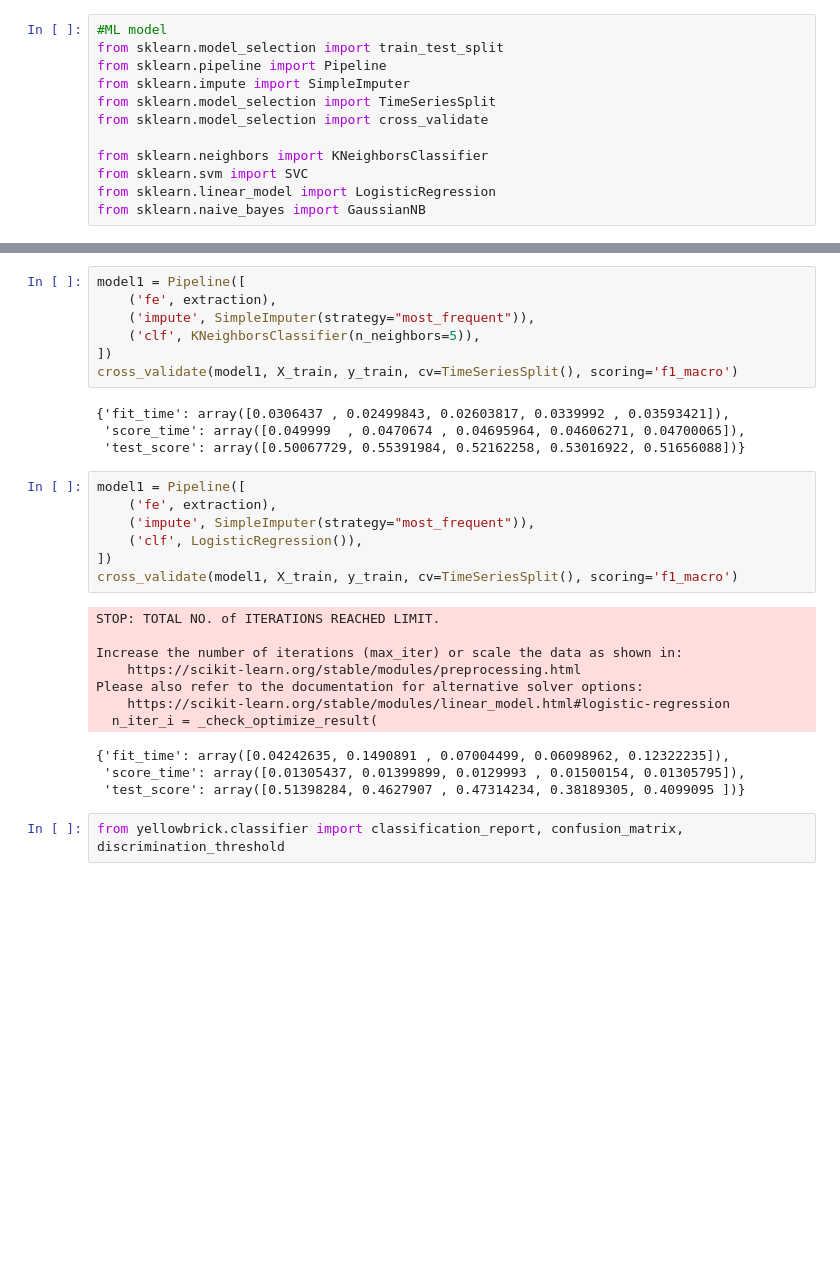
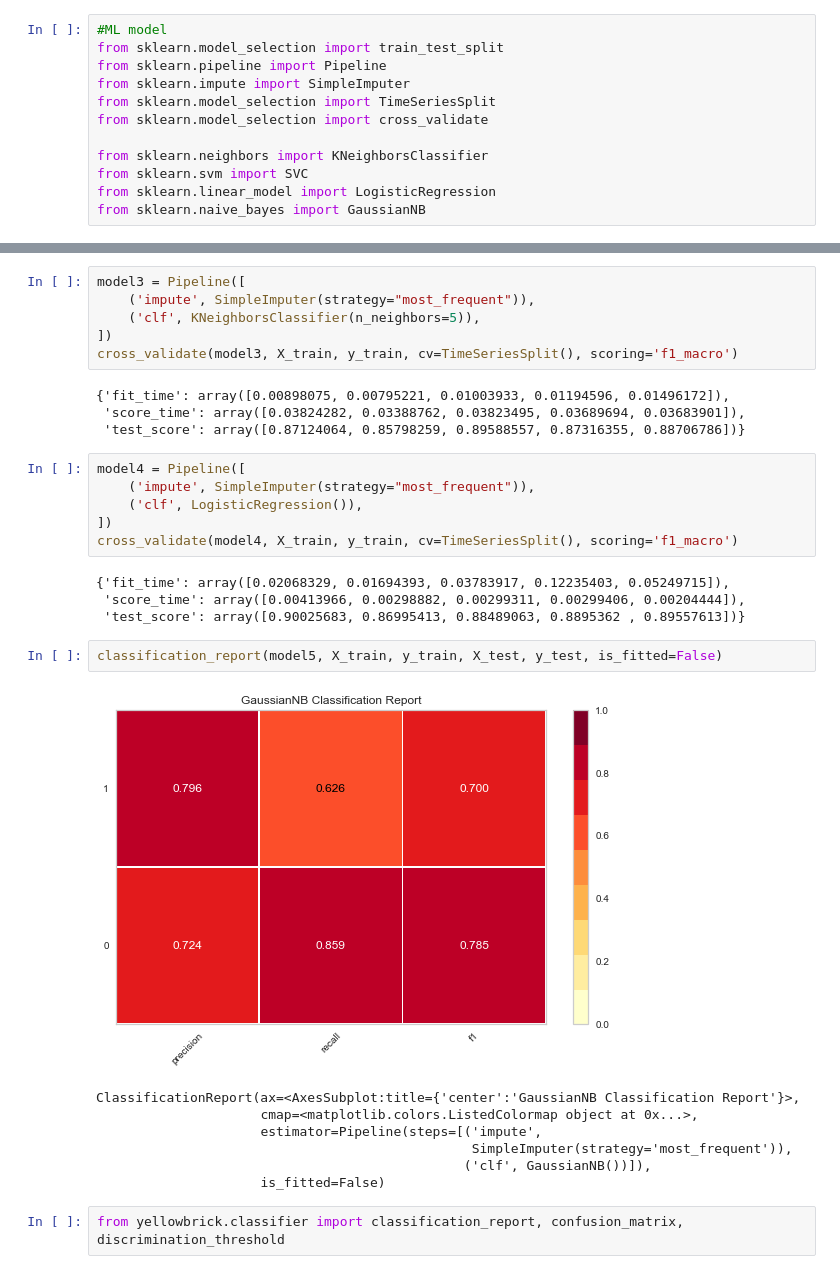
Before and after one commit to georgetown-analytics/MLB, a Jupyter notebook: ML_Wrangling.ipynb, the cells around one changed output, grey strips where cells are left out. Drawn from its saved outputs; the diff is of its cells as text; blank space fills up the shorter version.

```diff
--- a/ML_Wrangling.ipynb
+++ b/ML_Wrangling.ipynb
@@ -219,34 +312,35 @@ ClassificationReport(ax=<AxesSubplot:title={'center':'SVC Classification Report'
                                                ('clf', SVC())]),
                      is_fitted=False)
 # %%
-model1 = Pipeline([
-    ('fe', extraction),
+model3 = Pipeline([
     ('impute', SimpleImputer(strategy="most_frequent")),
     ('clf', KNeighborsClassifier(n_neighbors=5)),
 ])
-cross_validate(model1, X_train, y_train, cv=TimeSeriesSplit(), scoring='f1_macro')
+cross_validate(model3, X_train, y_train, cv=TimeSeriesSplit(), scoring='f1_macro')
 # %% [output]
-{'fit_time': array([0.0306437 , 0.02499843, 0.02603817, 0.0339992 , 0.03593421]),
- 'score_time': array([0.049999  , 0.0470674 , 0.04695964, 0.04606271, 0.04700065]),
- 'test_score': array([0.50067729, 0.55391984, 0.52162258, 0.53016922, 0.51656088])}
+{'fit_time': array([0.00898075, 0.00795221, 0.01003933, 0.01194596, 0.01496172]),
+ 'score_time': array([0.03824282, 0.03388762, 0.03823495, 0.03689694, 0.03683901]),
+ 'test_score': array([0.87124064, 0.85798259, 0.89588557, 0.87316355, 0.88706786])}
 # %%
-model1 = Pipeline([
-    ('fe', extraction),
+model4 = Pipeline([
     ('impute', SimpleImputer(strategy="most_frequent")),
     ('clf', LogisticRegression()),
 ])
-cross_validate(model1, X_train, y_train, cv=TimeSeriesSplit(), scoring='f1_macro')
+cross_validate(model4, X_train, y_train, cv=TimeSeriesSplit(), scoring='f1_macro')
 # %% [output]
-STOP: TOTAL NO. of ITERATIONS REACHED LIMIT.
-
-Increase the number of iterations (max_iter) or scale the data as shown in:
-    https://scikit-learn.org/stable/modules/preprocessing.html
-Please also refer to the documentation for alternative solver options:
-    https://scikit-learn.org/stable/modules/linear_model.html#logistic-regression
-  n_iter_i = _check_optimize_result(
+{'fit_time': array([0.02068329, 0.01694393, 0.03783917, 0.12235403, 0.05249715]),
+ 'score_time': array([0.00413966, 0.00298882, 0.00299311, 0.00299406, 0.00204444]),
+ 'test_score': array([0.90025683, 0.86995413, 0.88489063, 0.8895362 , 0.89557613])}
-{'fit_time': array([0.04242635, 0.1490891 , 0.07004499, 0.06098962, 0.12322235]),
- 'score_time': array([0.01305437, 0.01399899, 0.0129993 , 0.01500154, 0.01305795]),
- 'test_score': array([0.51398284, 0.4627907 , 0.47314234, 0.38189305, 0.4099095 ])}
+# %%
+classification_report(model5, X_train, y_train, X_test, y_test, is_fitted=False)
+# %% [output]
+[figure, added]
+ClassificationReport(ax=<AxesSubplot:title={'center':'GaussianNB Classification Report'}>,
+                     cmap=<matplotlib.colors.ListedColormap object at 0x...>,
+                     estimator=Pipeline(steps=[('impute',
+                                                SimpleImputer(strategy='most_frequent')),
+                                               ('clf', GaussianNB())]),
+                     is_fitted=False)
 # %%
 from yellowbrick.classifier import classification_report, confusion_matrix, discrimination_threshold
 # %%
```
Also changed, not shown: parts of 39 cells of this notebook.
